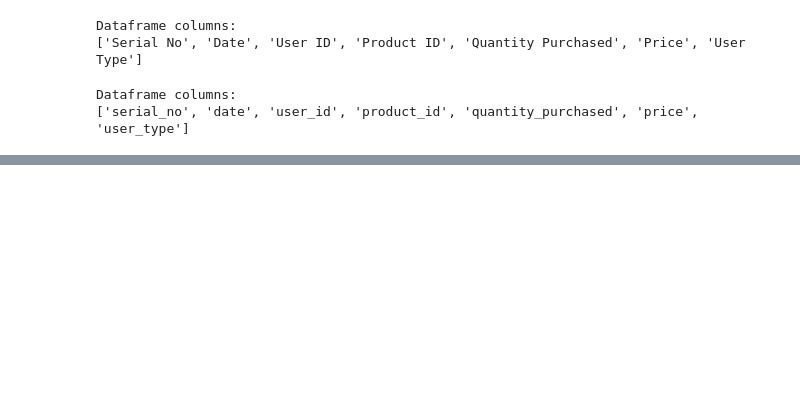
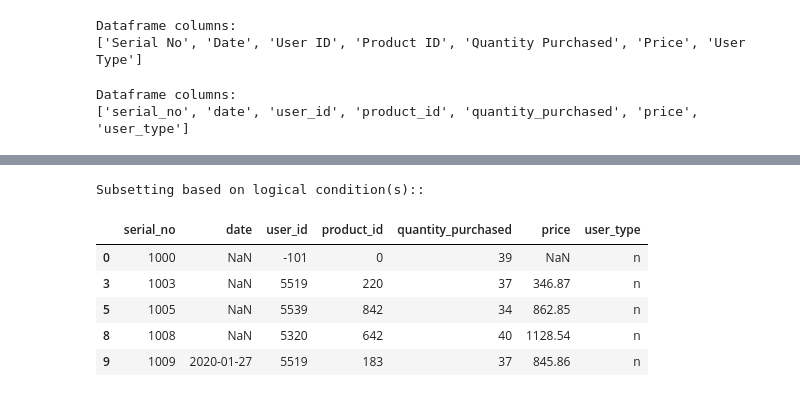
Before and after one commit to EAsencios/DEEP-LEARING, a Jupyter notebook: data_wrangling.ipynb, the cells around one changed output, grey strips where cells are left out. Saved outputs shown, nothing was run; the diff lists cells and outputs as text; code cells hidden in the pictures; blank space fills up the shorter version.

```diff
--- a/data_wrangling.ipynb
+++ b/data_wrangling.ipynb
@@ -223,0 +256,11 @@ Using Column Data Type::
+# %%
+print('Subsetting based on logical condition(s)::')
+df[df.quantity_purchased>25].head()
+# %% [output]
+Subsetting based on logical condition(s)::
+|  | serial_no | date | user_id | product_id | quantity_purchased | price | user_type |
+| 0 | 1000 | NaN | -101 | 0 | 39 | NaN | n |
+| 3 | 1003 | NaN | 5519 | 220 | 37 | 346.87 | n |
+| 5 | 1005 | NaN | 5539 | 842 | 34 | 862.85 | n |
+| 8 | 1008 | NaN | 5320 | 642 | 40 | 1128.54 | n |
+| 9 | 1009 | 2020-01-27 | 5519 | 183 | 37 | 845.86 | n |
```
Also changed, not shown: parts of 8 cells of this notebook.
